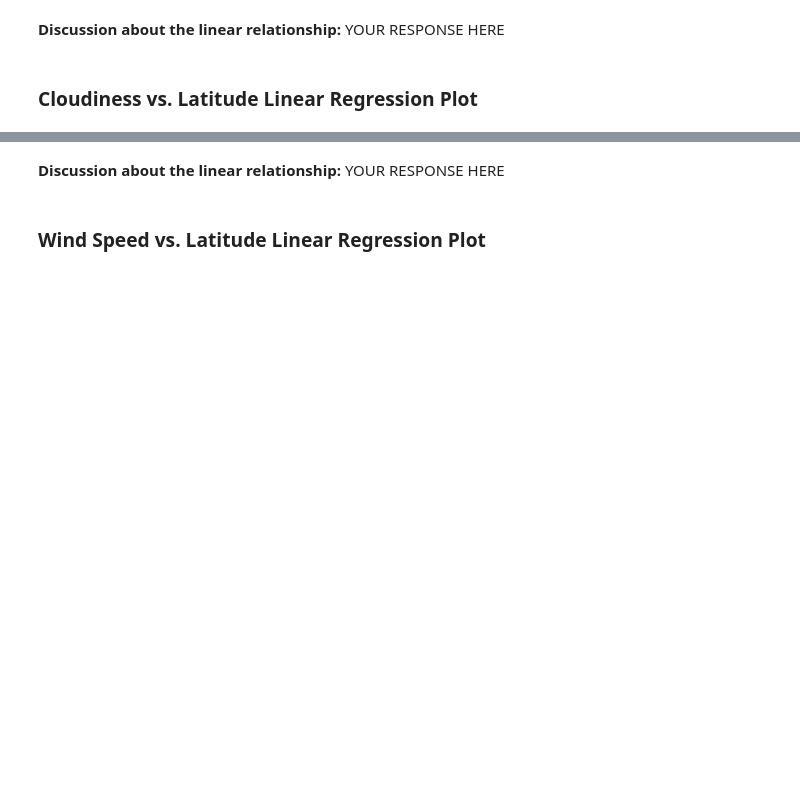
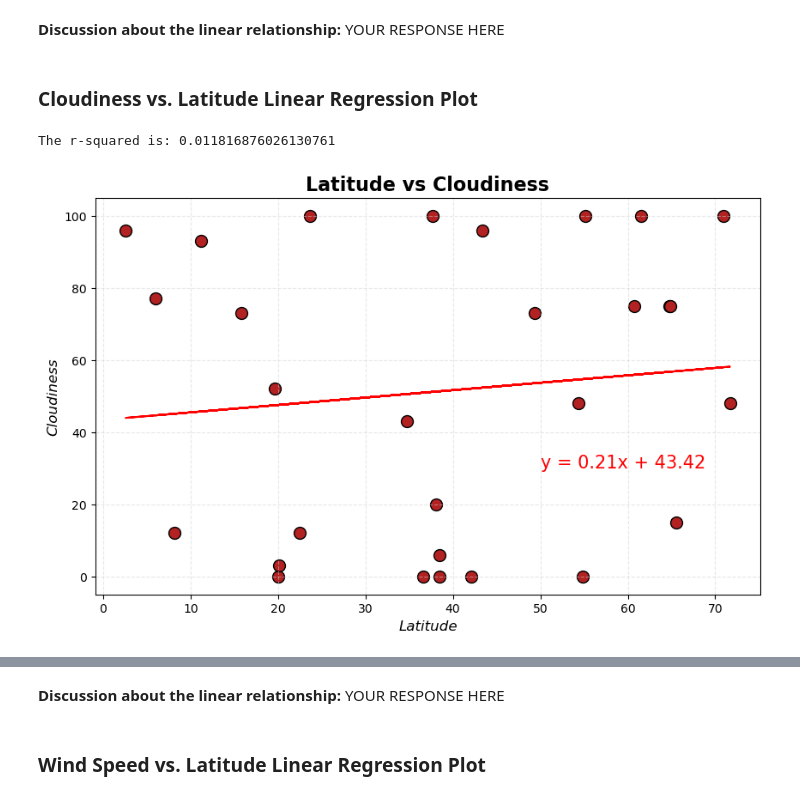
Before and after one commit to ajmonte0920/06_da_jun2024_hw_6_python-api-challenge, a Jupyter notebook: WeatherPy/WeatherPy.ipynb, the cells around one changed output, grey strips where cells are left out. Cells and saved outputs as stored; diff of their text form; code cells hidden in the pictures; blank space fills up the shorter version.

```diff
--- a/WeatherPy/WeatherPy.ipynb
+++ b/WeatherPy/WeatherPy.ipynb
@@ -446,0 +457,9 @@ The r-squared is: 0.6353029856702744
+# %%
+# Northern Hemisphere
+x_values = northern_hemi_df.Lat
+y_values = northern_hemi_df["Cloudiness"]
+
+doRegression(x_values, y_values, "Latitude", "Cloudiness", (50,30))
+# %% [output]
+The r-squared is: 0.011816876026130761
+[figure, added]
```
Also changed, not shown: parts of 15 cells of this notebook.
